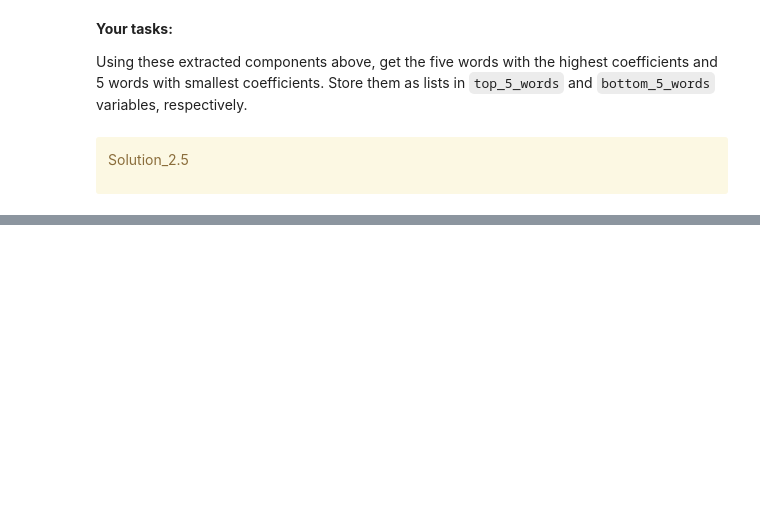
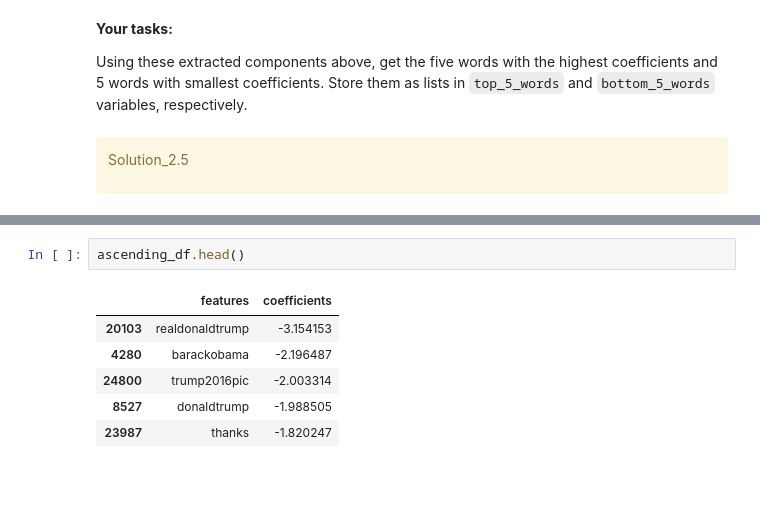
Before and after one commit to olichengus/CPSC330HW, a Jupyter notebook: hw4/hw4.ipynb, the cells around one changed output, grey strips where cells are left out. Cells and saved outputs as stored; diff of their text form; blank space fills up the shorter version.

```diff
--- a/hw4/hw4.ipynb
+++ b/hw4/hw4.ipynb
@@ -402,3 +426,12 @@ descending_df.head()
+# %%
+ascending_df.head()
+# %% [output]
+|  | features | coefficients |
+| 20103 | realdonaldtrump | -3.154153 |
+| 4280 | barackobama | -2.196487 |
+| 24800 | trump2016pic | -2.003314 |
+| 8527 | donaldtrump | -1.988505 |
+| 23987 | thanks | -1.820247 |
 # %% [markdown]
 <br><br>
 # %% [markdown]
```
Also changed, not shown: parts of 17 cells of this notebook.
